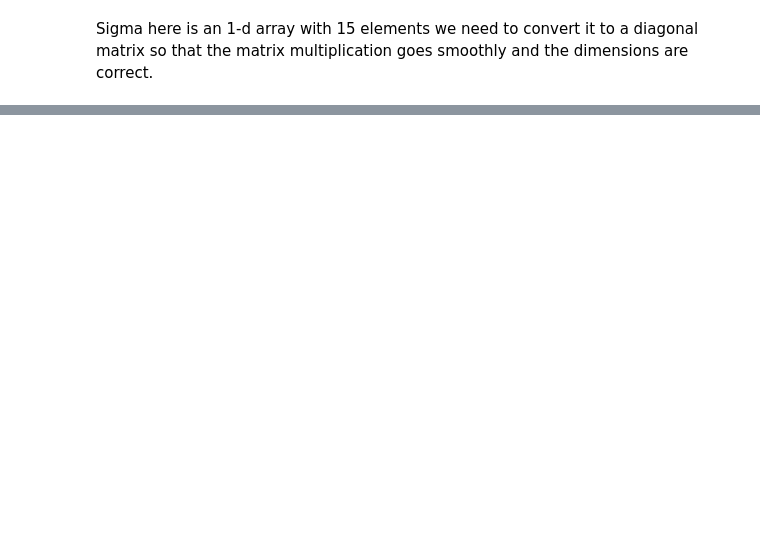
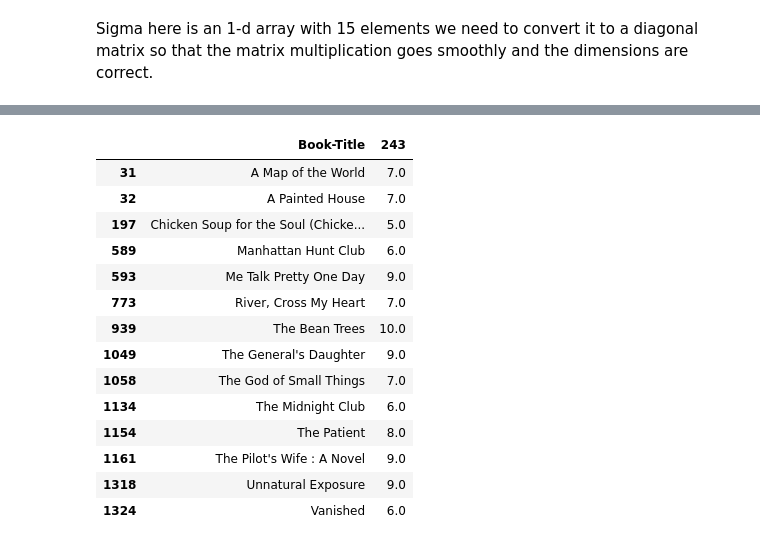
Before and after one commit to Ayushman0Singh/BookRecommendationSystem, a Jupyter notebook: BookRecommendation.ipynb, the cells around one changed output, grey strips where cells are left out. Saved outputs shown, nothing was run; the diff lists cells and outputs as text; code cells hidden in the pictures; blank space fills up the shorter version.

```diff
--- a/BookRecommendation.ipynb
+++ b/BookRecommendation.ipynb
@@ -704,0 +758,2 @@ NameError: ignored
+# %%
+ a = pivot_matrix_allregions.loc[243,:].reset_index()
@@ -704,0 +793,18 @@ NameError: ignored
+# %%
+a[a[243]>0.1]
+# %% [output]
+|  | Book-Title | 243 |
+| 31 | A Map of the World | 7.0 |
+| 32 | A Painted House | 7.0 |
+| 197 | Chicken Soup for the Soul (Chicke... | 5.0 |
+| 589 | Manhattan Hunt Club | 6.0 |
+| 593 | Me Talk Pretty One Day | 9.0 |
+| 773 | River, Cross My Heart | 7.0 |
+| 939 | The Bean Trees | 10.0 |
+| 1049 | The General's Daughter | 9.0 |
+| 1058 | The God of Small Things | 7.0 |
+| 1134 | The Midnight Club | 6.0 |
+| 1154 | The Patient | 8.0 |
+| 1161 | The Pilot's Wife : A Novel | 9.0 |
+| 1318 | Unnatural Exposure | 9.0 |
+| 1324 | Vanished | 6.0 |
```
Also changed, not shown: parts of 22 cells of this notebook.
